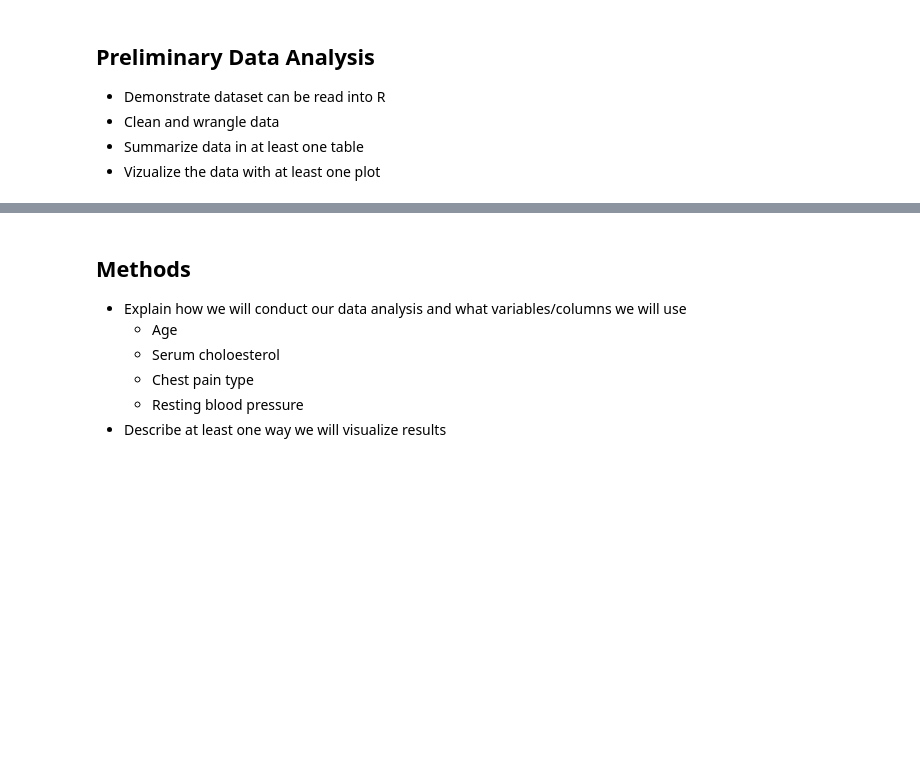
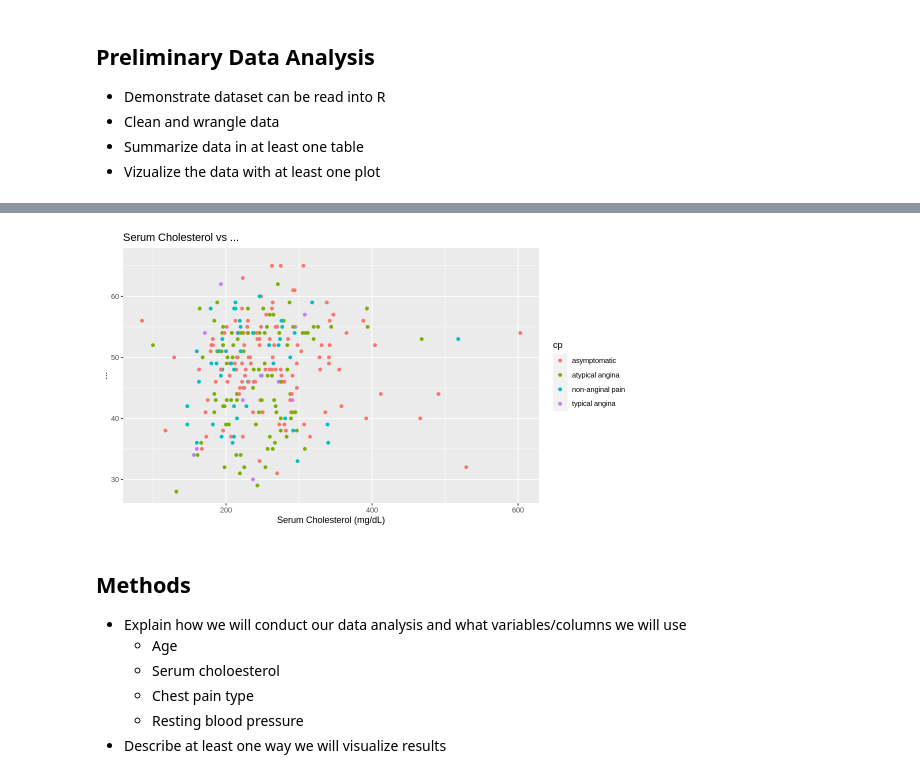
Before and after one commit to CallumMackenzie/dsci100-group-project, a Jupyter notebook: pitch.ipynb, the cells around one changed output, grey strips where cells are left out. Cells and saved outputs as stored; diff of their text form; code cells hidden in the pictures; blank space fills up the shorter version.

```diff
--- a/pitch.ipynb
+++ b/pitch.ipynb
@@ -15,0 +159,12 @@ To answer the question, this project will conduct a classification prediction on
+# %%
+options(repr.plot.height = 5, repr.plot.width = 9)
+
+chol_vs_rhr_plot <- heart_data |>
+    ggplot(aes(x = chol, y = trestbps, color = cp)) +
+    geom_point() +
+    xlab("Serum Cholesterol (mg/dL)") +
+    ylab("...") +
+    ggtitle("Serum Cholesterol vs ...")
+
+chol_vs_rhr_plot
+# %% [output]
@@ -16,3 +173,4 @@ To answer the question, this project will conduct a classification prediction on
+[figure, added]
 # %% [markdown]
 ## Methods
 - Explain how we will conduct our data analysis and what variables/columns we will use
```
Also changed, not shown: parts of 5 cells of this notebook.
